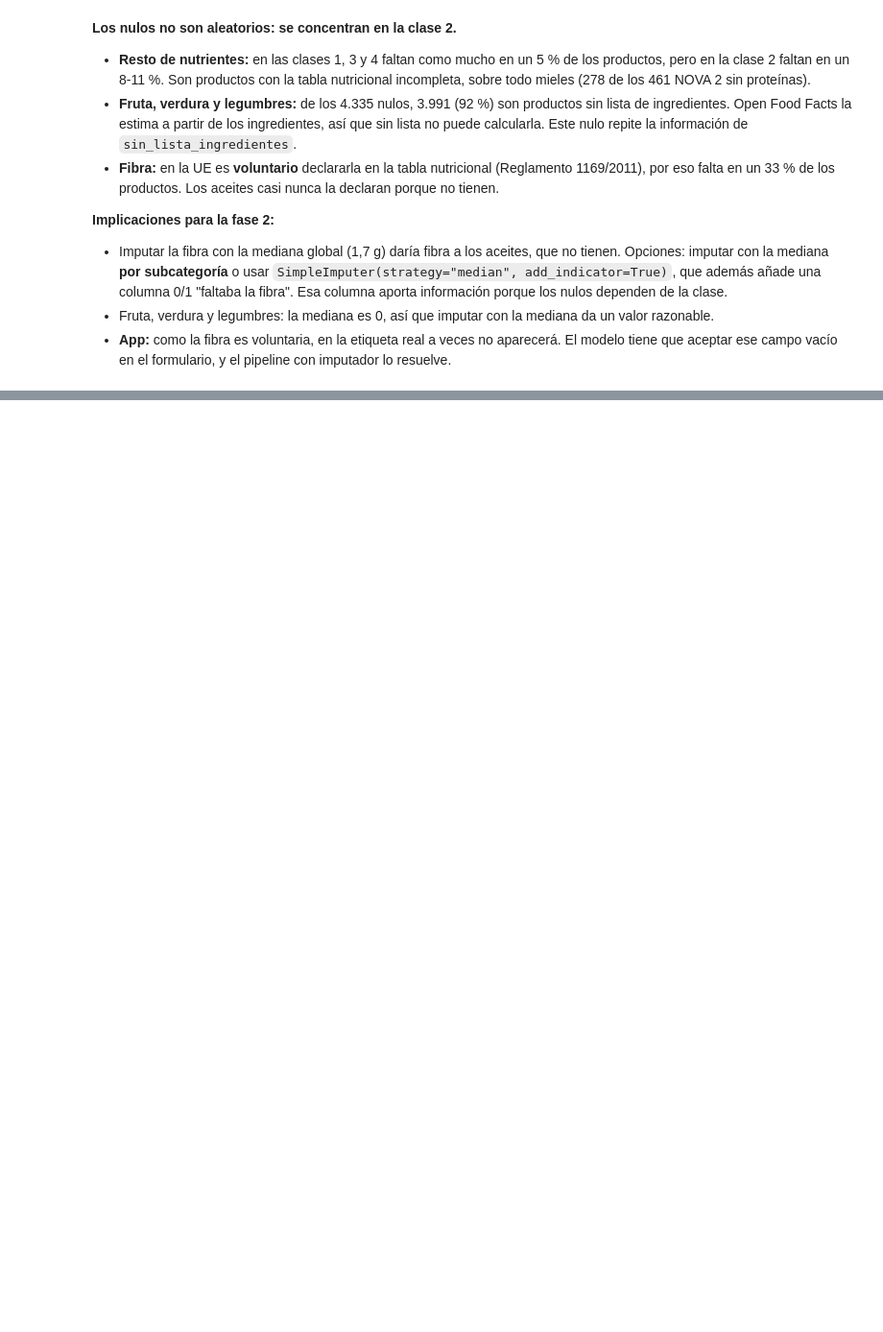
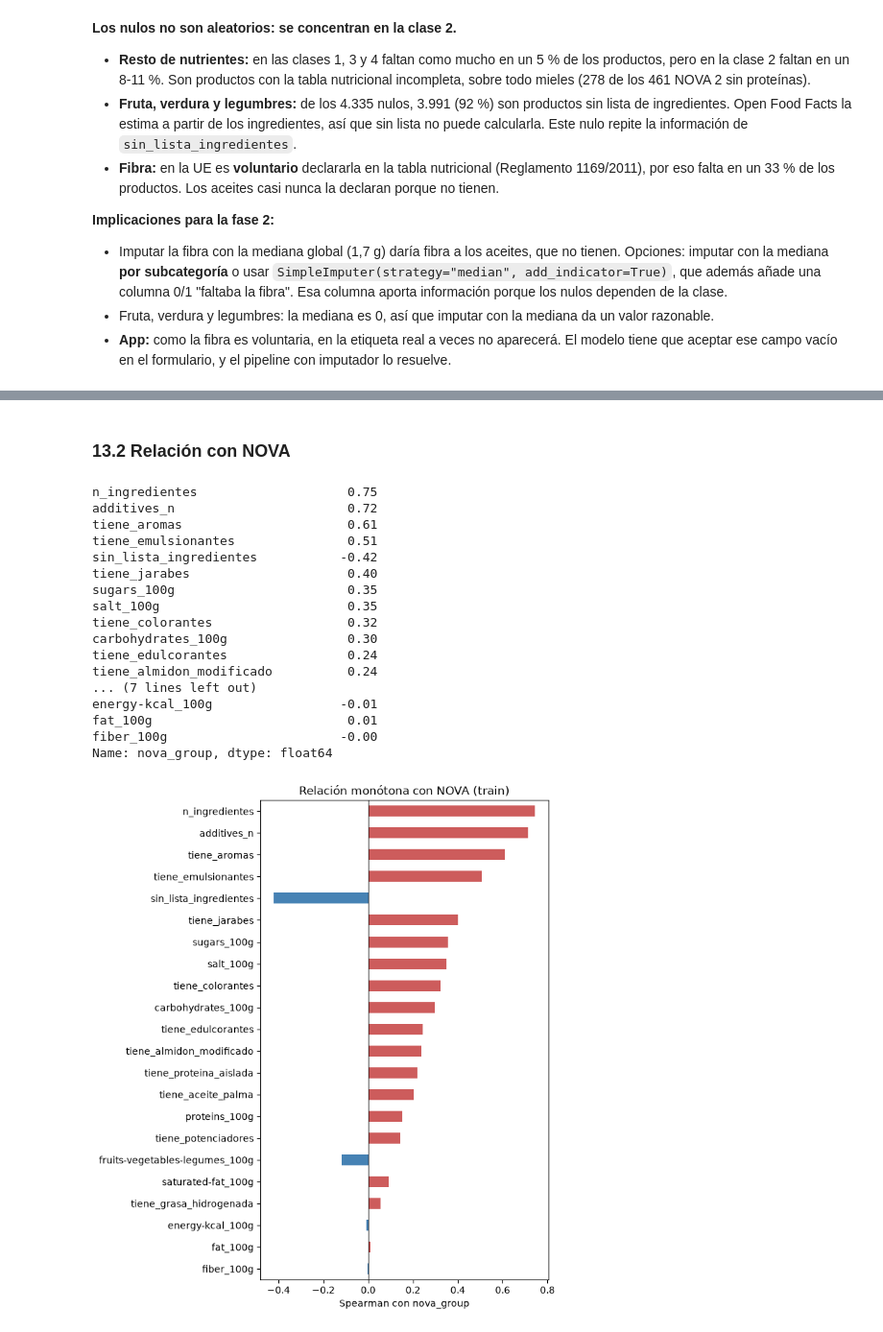
Before and after one commit to IA-P1-BCN/real-food-classifier, a Jupyter notebook: notebooks/02_eda_analysis.ipynb, the cells around one changed output, grey strips where cells are left out. Shown at 96% size. Cells and saved outputs as stored; diff of their text form; code cells hidden in the pictures; blank space fills up the shorter version.

```diff
--- a/notebooks/02_eda_analysis.ipynb
+++ b/notebooks/02_eda_analysis.ipynb
@@ -310,0 +516,38 @@ True                     9432  3505
+# %% [markdown]
+### 13.2 Relación con NOVA
+# %%
+# Spearman con NOVA tratada como ordinal (1 < 2 < 3 < 4)
+corr_nova = (
+    train[numericas + marcadores + [OBJETIVO]]
+    .corr(method="spearman")[OBJETIVO]
+    .drop(OBJETIVO)
+    .sort_values(key=abs)          # de menor a mayor |r| para que el barh quede con la mayor arriba
+)
+
+fig, ax = plt.subplots(figsize=(7, 8))
+corr_nova.plot(kind="barh", color=np.where(corr_nova > 0, "indianred", "steelblue"), ax=ax)
+ax.axvline(0, color="black", linewidth=0.8)
+ax.set_xlabel("Spearman con nova_group")
+ax.set_title("Relación monótona con NOVA (train)")
+plt.tight_layout()
+
+corr_nova.sort_values(key=abs, ascending=False).round(2)
+# %% [output]
+n_ingredientes                    0.75
+additives_n                       0.72
+tiene_aromas                      0.61
+tiene_emulsionantes               0.51
+sin_lista_ingredientes           -0.42
+tiene_jarabes                     0.40
+sugars_100g                       0.35
+salt_100g                         0.35
+tiene_colorantes                  0.32
+carbohydrates_100g                0.30
+tiene_edulcorantes                0.24
+tiene_almidon_modificado          0.24
+... (7 lines left out)
+energy-kcal_100g                 -0.01
+fat_100g                          0.01
+fiber_100g                       -0.00
+Name: nova_group, dtype: float64
+[figure, added]
```
Also changed, not shown: parts of 14 cells of this notebook.
